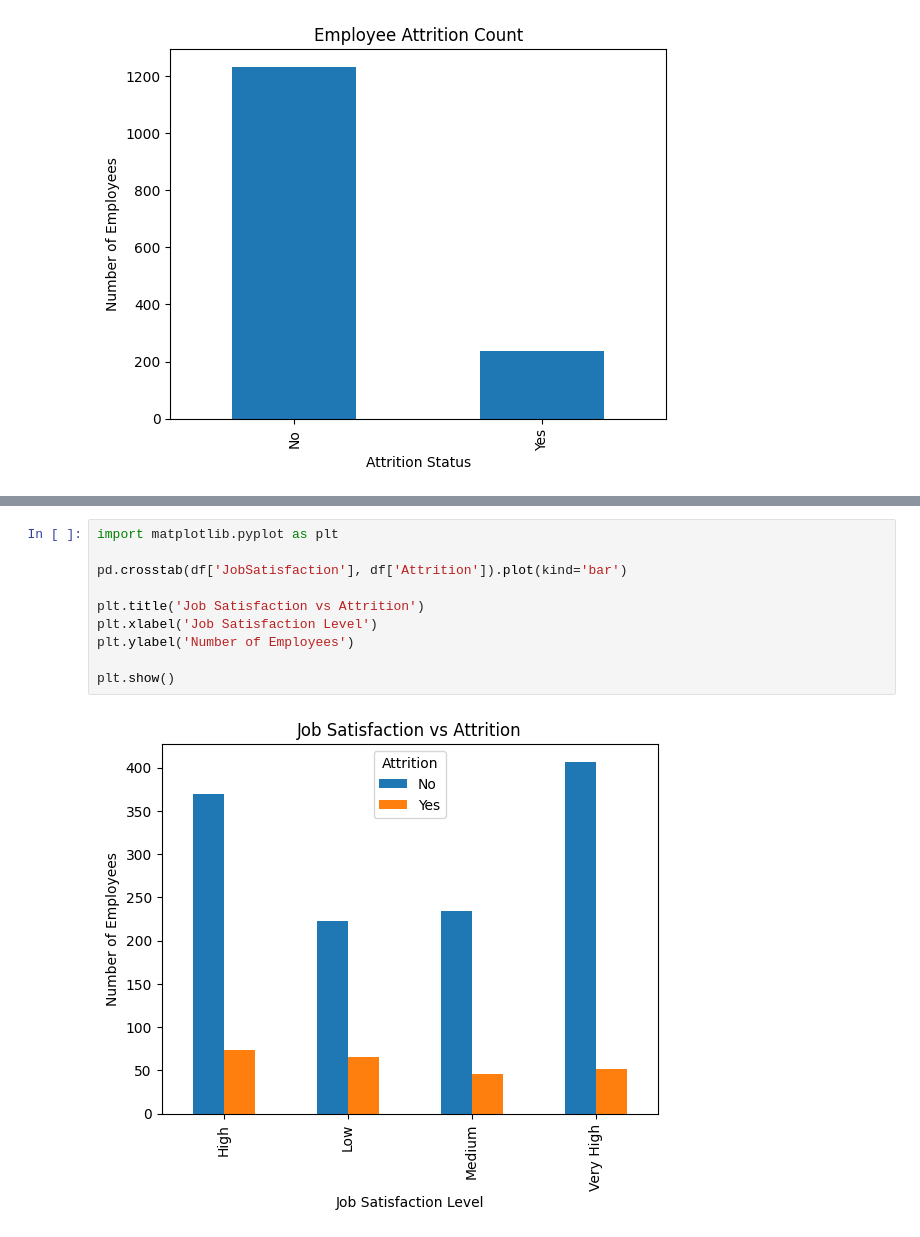
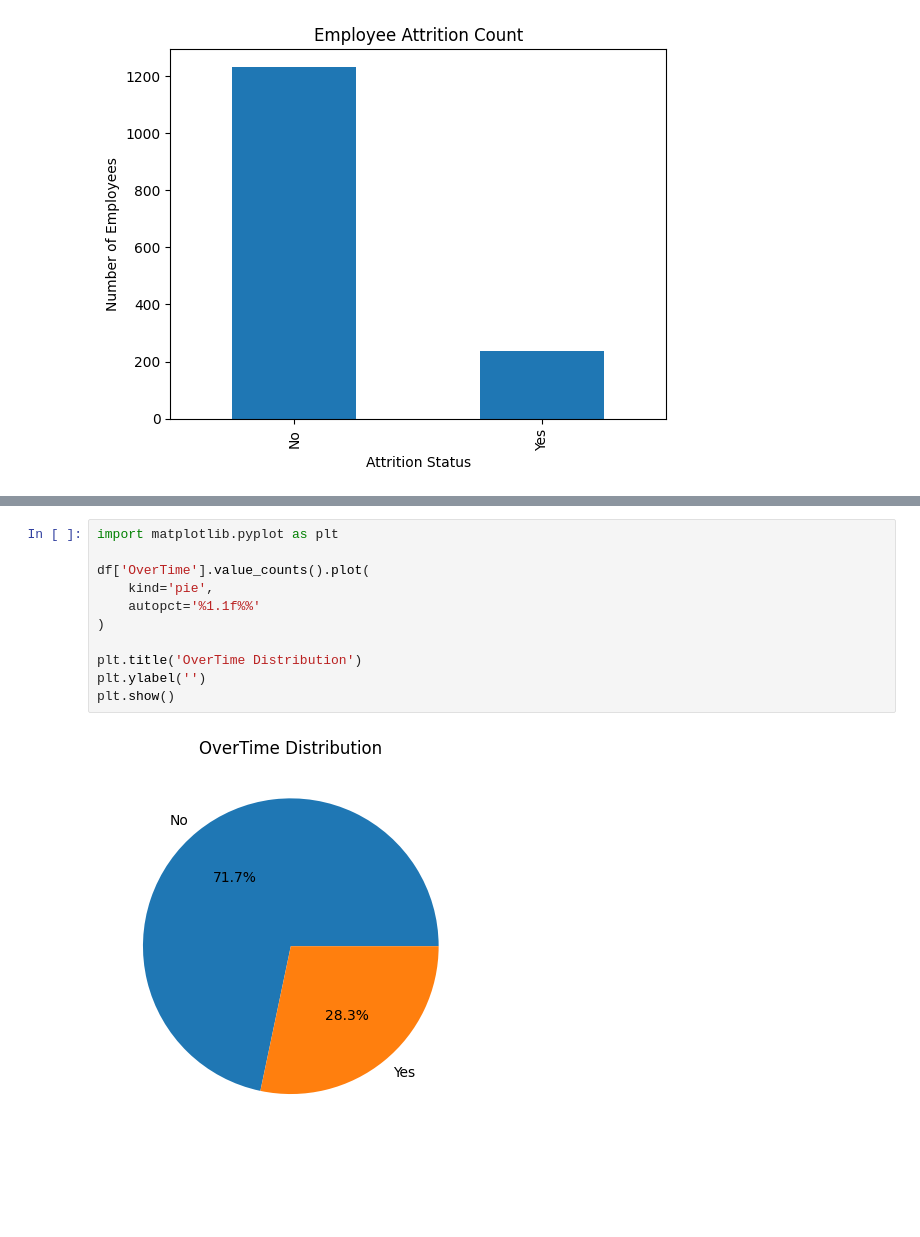
Before and after one commit to Sornakala1031-m/Data-Analytics-using-python-Project, a Jupyter notebook: Final_Intenship_project.ipynb, the cells around one changed output, grey strips where cells are left out. Drawn from its saved outputs; the diff is of its cells as text; blank space fills up the shorter version.

```diff
--- a/Final_Intenship_project.ipynb
+++ b/Final_Intenship_project.ipynb
@@ -206,12 +275,13 @@ plt.show()
 # %%
 import matplotlib.pyplot as plt
 
-pd.crosstab(df['JobSatisfaction'], df['Attrition']).plot(kind='bar')
+df['OverTime'].value_counts().plot(
+    kind='pie',
+    autopct='%1.1f%%'
+)
 
-plt.title('Job Satisfaction vs Attrition')
-plt.xlabel('Job Satisfaction Level')
-plt.ylabel('Number of Employees')
-
+plt.title('OverTime Distribution')
+plt.ylabel('')
 plt.show()
 # %% [output]
-[figure, old version]
+[figure, new version]
```
Also changed, not shown: parts of 23 cells of this notebook.
